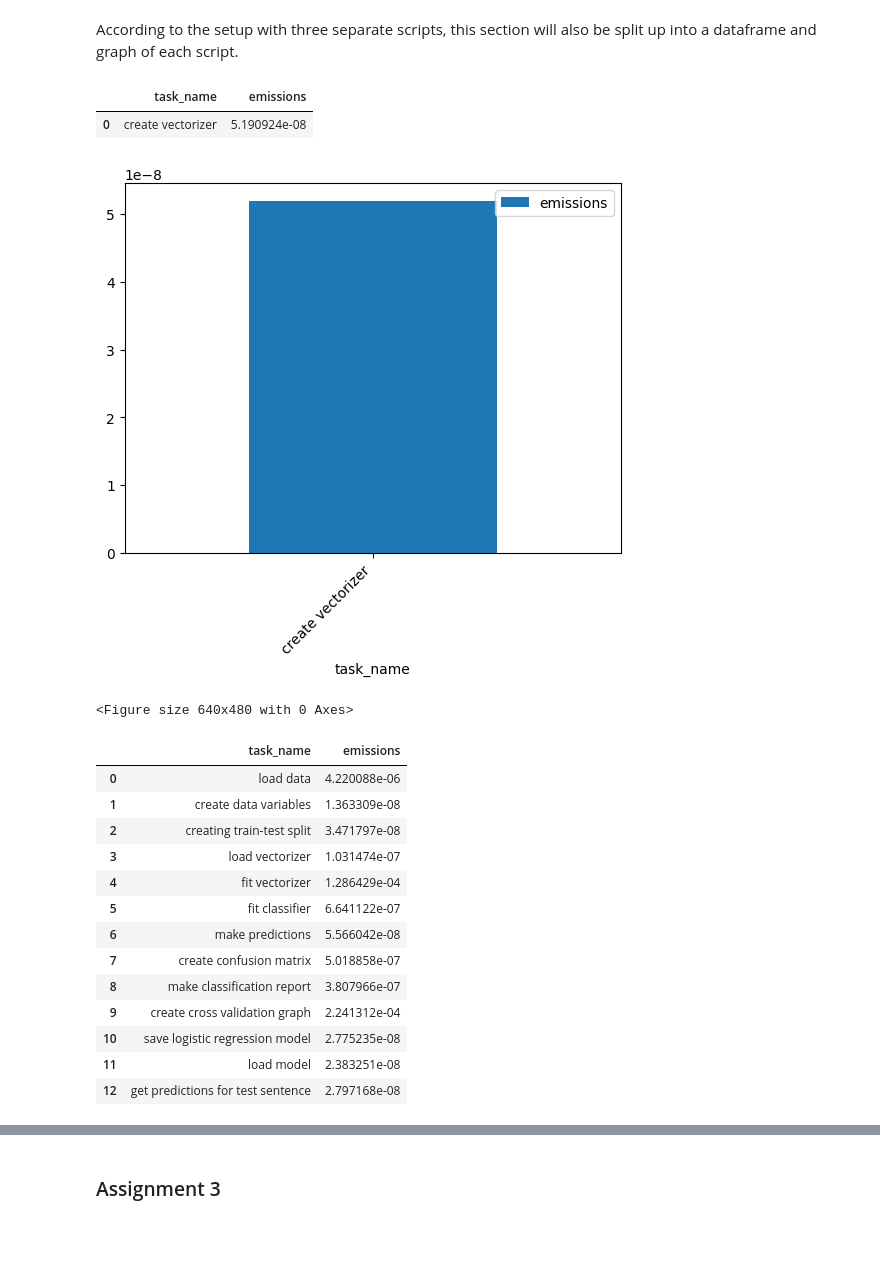
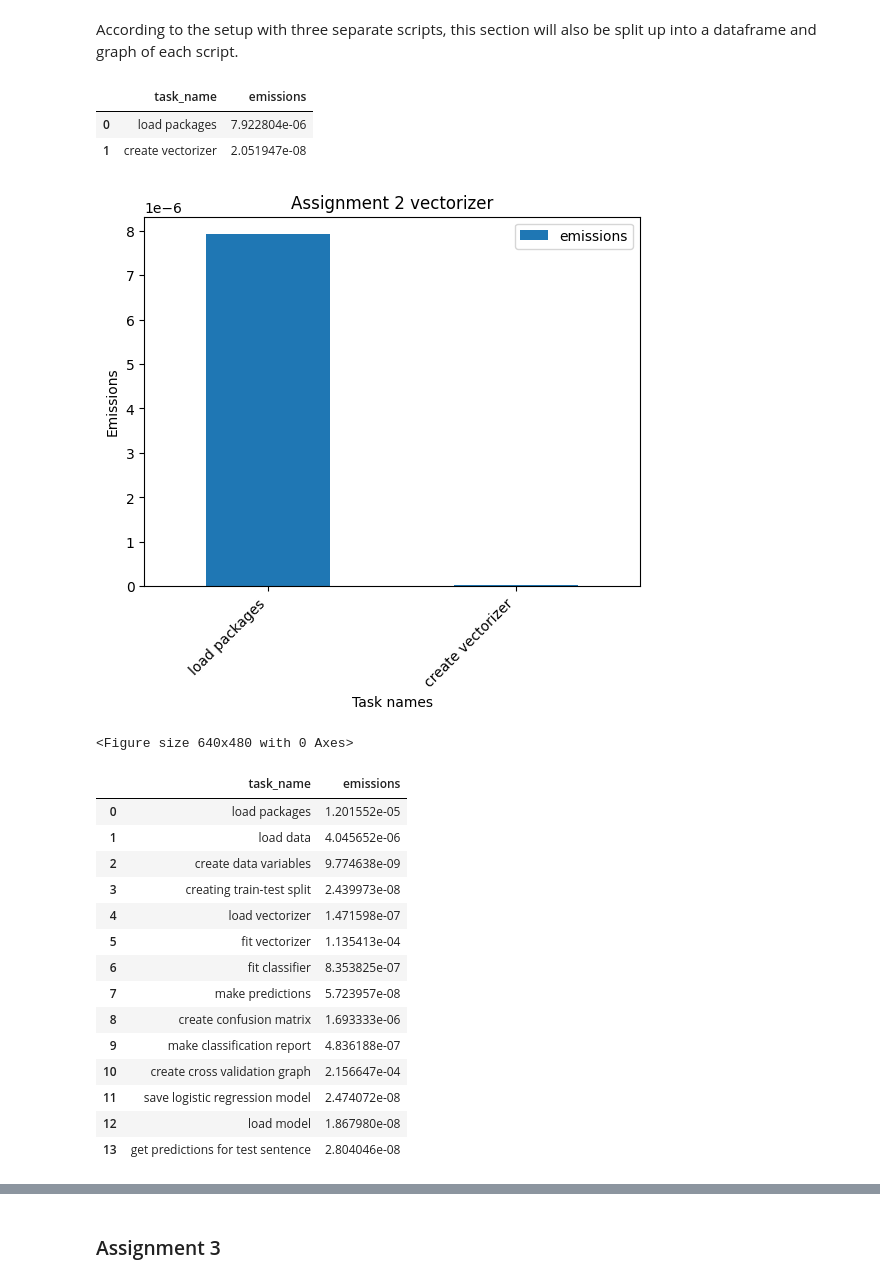
Before and after one commit to idajohannesen/cds-lang, a Jupyter notebook: assignments/assignment 5/src/assignment5.ipynb, the cells around one changed output, grey strips where cells are left out. Drawn from its saved outputs; the diff is of its cells as text; code cells hidden in the pictures; blank space fills up the shorter version.

Commit message:
updating assignments

```diff
--- a/assignments/assignment 5/src/assignment5.ipynb
+++ b/assignments/assignment 5/src/assignment5.ipynb
@@ -80,45 +95,50 @@ According to the setup with three separate scripts, this section will also be sp
 # %%
 # loading the csv file with emissions for assignment 2's vectorizer
 
-filename2vec = os.path.join("../input/emissions_base_cf9f6a2f-ca98-434e-b368-b4189dc2daea.csv")
+filename2vec = os.path.join("../input/emissions_base_e9cd3e0f-665b-4ef7-87af-3af5b38b9176.csv")
 assignment2vec = pd.read_csv(filename2vec)
 assignment2vec[["task_name", "emissions"]]
 # %% [output]
 |  | task_name | emissions |
-| 0 | create vectorizer | 5.190924e-08 |
+| 0 | load packages | 7.922804e-06 |
+| 1 | create vectorizer | 2.051947e-08 |
 # %%
 # creating a visualization of the emissions
 
 assignment2vec.plot(x="task_name", y="emissions", kind="bar")
+plt.title("Assignment 2 vectorizer")
+plt.ylabel("Emissions")
+plt.xlabel("Task names")
 plt.xticks(rotation=45, ha="right")
 
 plt.savefig('../output/Assignment2vec_emissions.png') # save output
 plt.show()
 plt.clf()
 # %% [output]
-[figure, old version]
+[figure, new version]
 <Figure size 640x480 with 0 Axes>
 # %%
 # loading the csv file with emissions for assignment 2's logistic regression classifier
 
-filename2logreg = os.path.join("../input/emissions_base_e95cf46e-e345-4a3b-a412-98a463f3c40b.csv")
+filename2logreg = os.path.join("../input/emissions_base_b5cae586-a113-4589-9cac-05563ef18571.csv")
 assignment2logreg = pd.read_csv(filename2logreg)
 assignment2logreg[["task_name", "emissions"]]
 # %% [output]
 |  | task_name | emissions |
-| 0 | load data | 4.220088e-06 |
-| 1 | create data variables | 1.363309e-08 |
-| 2 | creating train-test split | 3.471797e-08 |
-| 3 | load vectorizer | 1.031474e-07 |
-| 4 | fit vectorizer | 1.286429e-04 |
-| 5 | fit classifier | 6.641122e-07 |
-| 6 | make predictions | 5.566042e-08 |
-| 7 | create confusion matrix | 5.018858e-07 |
-| 8 | make classification report | 3.807966e-07 |
-| 9 | create cross validation graph | 2.241312e-04 |
-| 10 | save logistic regression model | 2.775235e-08 |
-| 11 | load model | 2.383251e-08 |
-| 12 | get predictions for test sentence | 2.797168e-08 |
+| 0 | load packages | 1.201552e-05 |
+| 1 | load data | 4.045652e-06 |
+| 2 | create data variables | 9.774638e-09 |
+| 3 | creating train-test split | 2.439973e-08 |
+| 4 | load vectorizer | 1.471598e-07 |
+| 5 | fit vectorizer | 1.135413e-04 |
+| 6 | fit classifier | 8.353825e-07 |
+| 7 | make predictions | 5.723957e-08 |
+| 8 | create confusion matrix | 1.693333e-06 |
+| 9 | make classification report | 4.836188e-07 |
+| 10 | create cross validation graph | 2.156647e-04 |
+| 11 | save logistic regression model | 2.474072e-08 |
+| 12 | load model | 1.867980e-08 |
+| 13 | get predictions for test sentence | 2.804046e-08 |
 # %%
 # creating a visualization of the emissions
 
```
Also changed, not shown: parts of 15 cells of this notebook, 23 other files.
